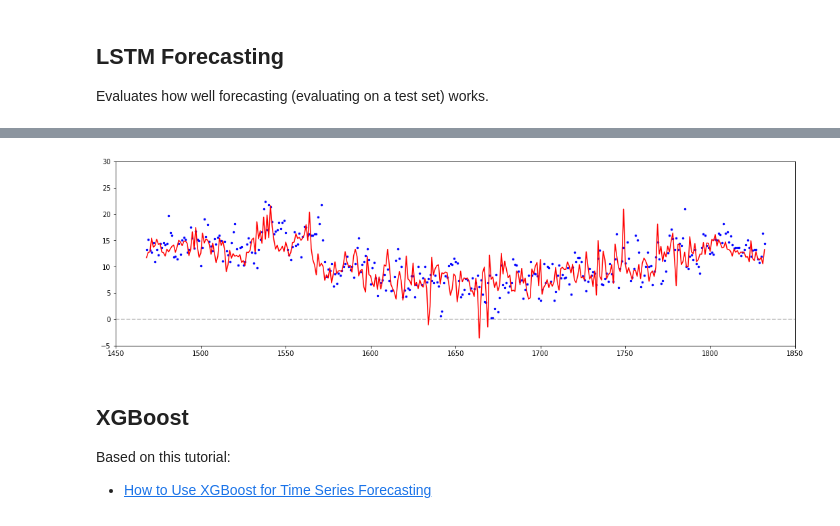
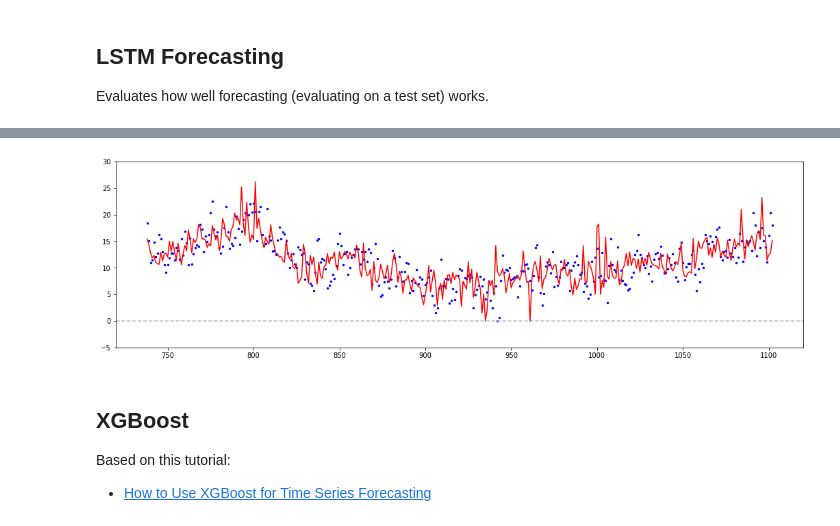
Before and after one commit to jhagelback/ml-sk, a Jupyter notebook: sklearn/LSTM Temperature Forecasting.ipynb, the cells around one changed output, grey strips where cells are left out. Saved outputs shown, nothing was run; the diff lists cells and outputs as text; code cells hidden in the pictures.

```diff
--- a/sklearn/LSTM Temperature Forecasting.ipynb
+++ b/sklearn/LSTM Temperature Forecasting.ipynb
@@ -194,8 +194,8 @@ Xs, y = split_sequence(x, n_steps)
 # Reshape from [samples, timesteps] into [samples, timesteps, features]
 X = Xs.reshape((Xs.shape[0], Xs.shape[1], 1))
 
-# Train on four years data
-tlim = 365 * 4
+# Train on two years data
+tlim = 365 * 2
 
 # Cut out training part
 X_train = X[:tlim]
@@ -215,14 +215,15 @@ model.add(LSTM(64, activation="relu", return_sequences=True, input_shape=(n_step
 model.add(LSTM(64, activation="relu"))
 model.add(Dense(1))
 model.compile(optimizer="adam", loss="mse")
+
 # Fit model
 model.fit(X_train, y_train, epochs=200, verbose=0)
 
+# Make predictions
+xhat = xhat = model.predict(X_test).flatten()
+
 # Stop timer
 end = time.time()
-
-# Make predictions
-xhat = xhat = model.predict(X_test).flatten()
 
 # Show results
 print("Time elapsed: {0:0.2f} sec".format(end - start))
@@ -236,4 +237,4 @@ Result: mae=0.222, mse=0.794, rmse=0.891
-[figure, old version]
+[figure, new version]
 # %% [markdown]
 ## XGBoost
 Based on this tutorial:
```
Also changed, not shown: parts of 8 cells of this notebook.
